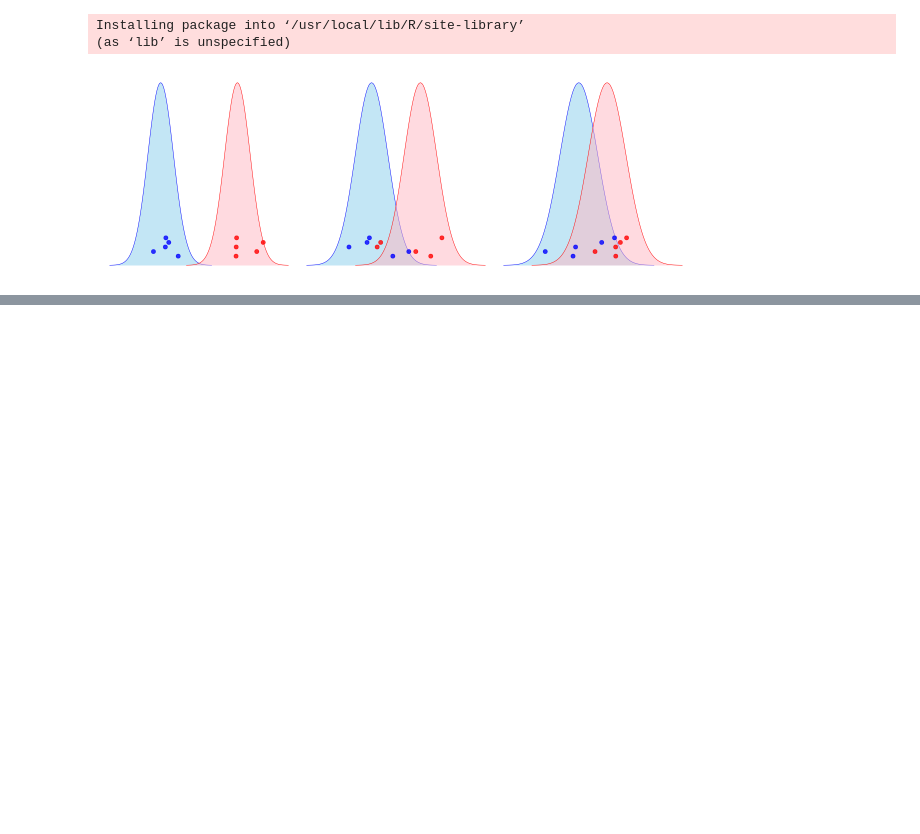
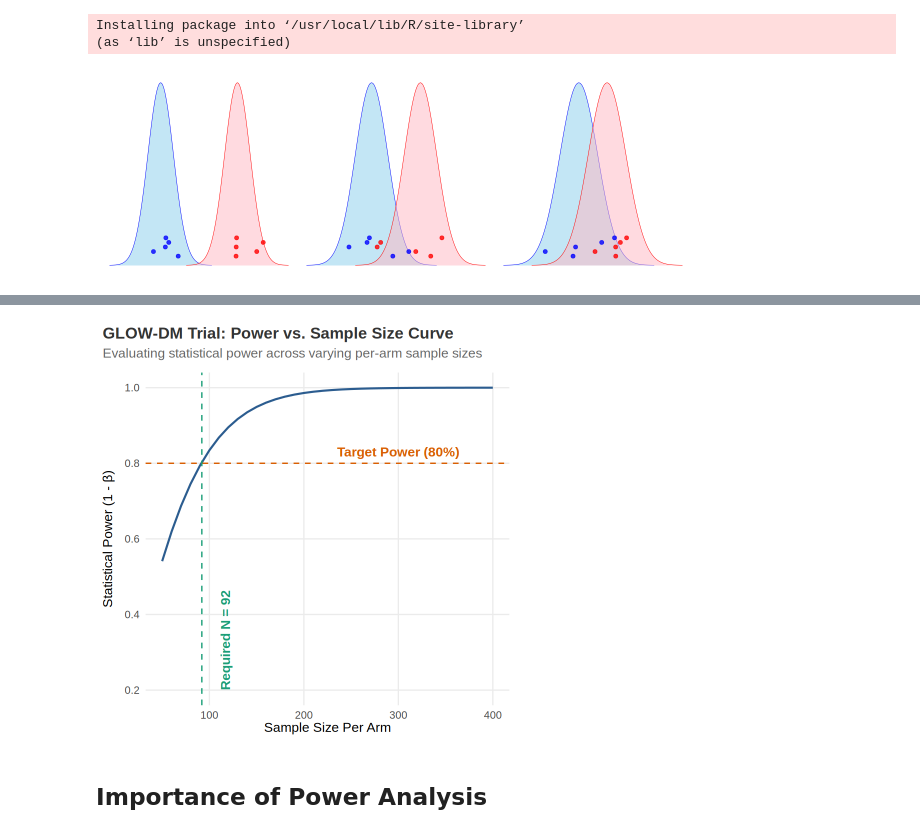
Before and after one commit to manishdatt-edu/biostats, a Jupyter notebook: Power_analysis.ipynb, the cells around one changed output, grey strips where cells are left out. Drawn from its saved outputs; the diff is of its cells as text; code cells hidden in the pictures; blank space fills up the shorter version.

```diff
--- a/Power_analysis.ipynb
+++ b/Power_analysis.ipynb
@@ -142,0 +231,49 @@ Figure: Comparison of normal distributions with little vs. greater overlap. Stat
+# %%
+# Generating a Power Curve for Visualization
+sample_sizes <- seq(50, 400, by = 10)
+calculated_power <- sapply(sample_sizes, function(n) {
+  pwr.t.test(d = cohens_d, n = n, sig.level = alpha_level, type = "two.sample")$power
+})
+
+# Plotting the curve
+library(ggplot2)
+
+# Prepare data for ggplot
+plot_data <- data.frame(
+  sample_size = sample_sizes,
+  power = calculated_power
+)
+
+# Create the ggplot visualization
+ggplot(plot_data, aes(x = sample_size, y = power)) +
+  # Power curve line
+  geom_line(color = "#2b5c8f", linewidth = 1.2) +
+
+  # Threshold lines for 80% power and required sample size
+  geom_hline(yintercept = target_power, color = "#d95f02", linetype = "dashed", linewidth = 0.8) +
+  geom_vline(xintercept = n_per_arm, color = "#1b9e77", linetype = "dashed", linewidth = 0.8) +
+
+  # Annotations to make the plot self-explanatory for students
+  annotate("text", x = max(plot_data$sample_size) * 0.75, y = target_power + 0.03,
+           label = paste0("Target Power (", target_power * 100, "%)"), color = "#d95f02", fontface = "bold") +
+  annotate("text", x = n_per_arm + 25, y = 0.2,
+           label = paste0("Required N = ", n_per_arm), color = "#1b9e77", fontface = "bold", angle = 90, hjust=0) +
+
+  # Labels and clean theme
+  labs(
+    title = "GLOW-DM Trial: Power vs. Sample Size Curve",
+    subtitle = "Evaluating statistical power across varying per-arm sample sizes",
+    x = "Sample Size Per Arm",
+    y = expression("Statistical Power (1 - " * beta * ")")
+  ) +
+  theme_minimal(base_size = 16) +
+  theme(
+    plot.title = element_text(face = "bold", color = "#333333",hjust = 0),
+    plot.title.position = "plot",
+    plot.subtitle = element_text(color = "#666666", margin = margin(b = 15)),
+    panel.grid.minor = element_blank()
+  )
+# %% [output]
+[figure, added]
+# %% [markdown]
+## Importance of Power Analysis
```
Also changed, not shown: parts of 9 cells of this notebook, 27 other files.
